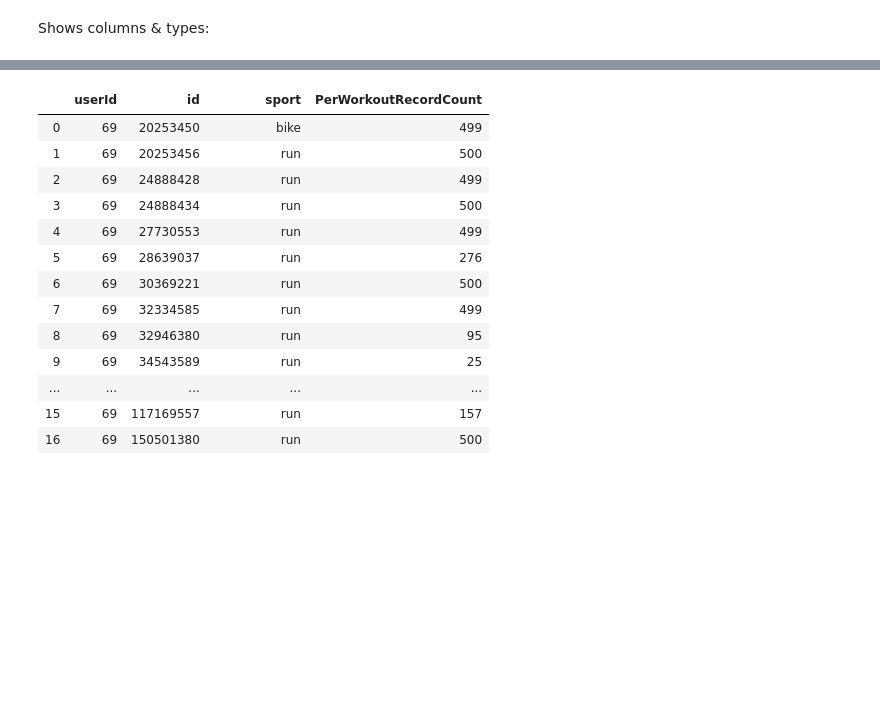
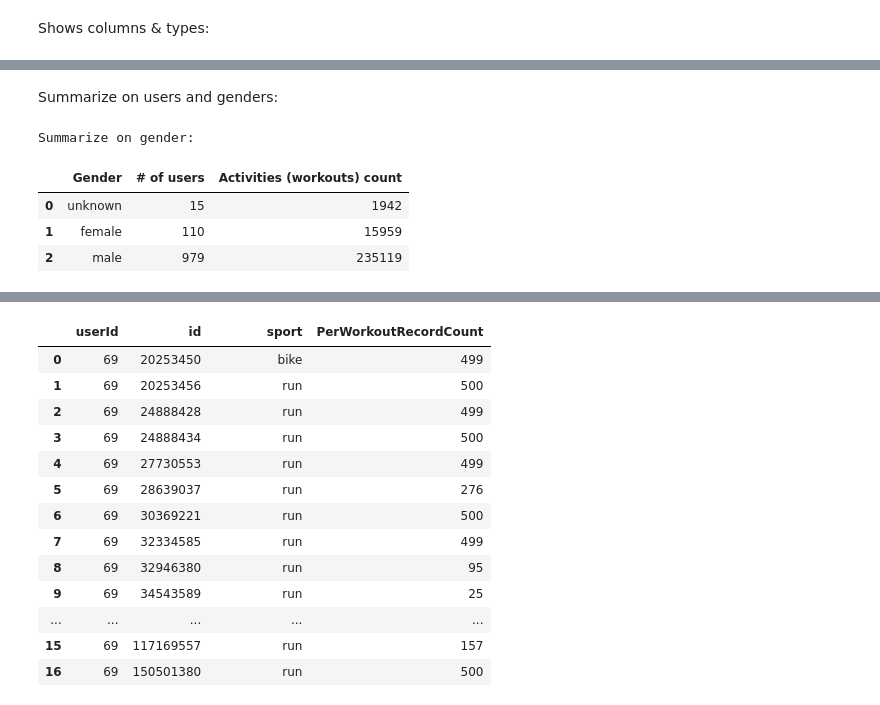
Before and after one commit to TuanTTranCS/concordia-bigdata-project, a Jupyter notebook: BigData_Project_Explore.ipynb, the cells around one changed output, grey strips where cells are left out. Drawn from its saved outputs; the diff is of its cells as text; code cells hidden in the pictures; blank space fills up the shorter version.

```diff
--- a/BigData_Project_Explore.ipynb
+++ b/BigData_Project_Explore.ipynb
@@ -82 +95,19 @@ Data fisrt:
+# %% [markdown]
+Summarize on users and genders:
+# %%
+print('Summarize on gender:')
+gender_user_count = df.select('gender','userId').distinct().groupBy('gender').count().toPandas()
+gender_activities_count = df.groupBy('gender').count().toPandas()
+#gender_user_count
+#gender_activities_count
+gender_user_activity_count = gender_user_count.join(gender_activities_count.set_index('gender'), on='gender'
+                                                    , how='inner', lsuffix='_gu')
+gender_user_activity_count.columns = ['Gender', '# of users', 'Activities (workouts) count']
+gender_user_activity_count
+# %% [output]
+Summarize on gender:
+|  | Gender | # of users | Activities (workouts) count |
+| 0 | unknown | 15 | 1942 |
+| 1 | female | 110 | 15959 |
+| 2 | male | 979 | 235119 |
 # %% [markdown]
```
Also changed, not shown: parts of 10 cells of this notebook.
